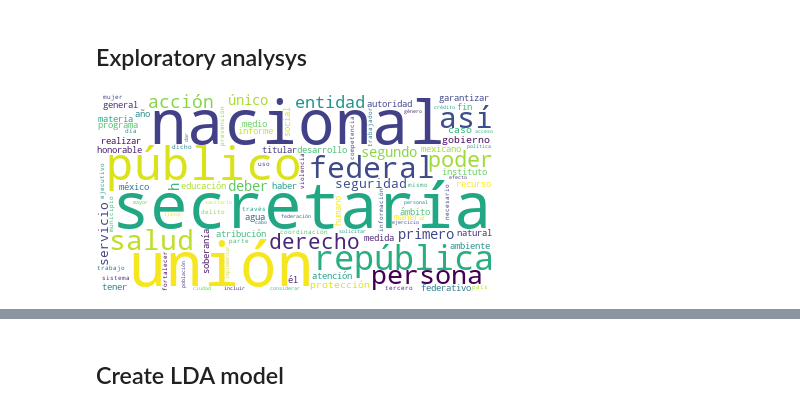
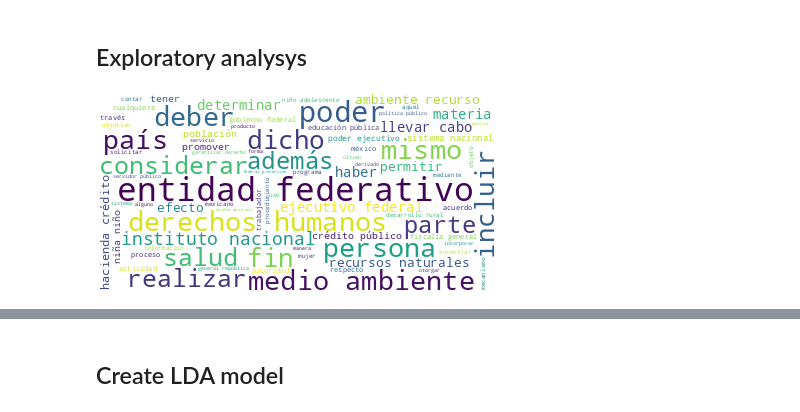
Before and after one commit to andreamarin/senate-publications-analysis, a Jupyter notebook: nlp_classification/senate_publications_nlp_analysis.ipynb, the cells around one changed output, grey strips where cells are left out. Cells and saved outputs as stored; diff of their text form; code cells hidden in the pictures.

```diff
--- a/nlp_classification/senate_publications_nlp_analysis.ipynb
+++ b/nlp_classification/senate_publications_nlp_analysis.ipynb
@@ -16,2 +93,2 @@ importlib.reload(db)
 # %%
-conn = db.connect_mongo_db("senate-publication")
+conn = db.connect_mongo_db("senate-publication", from_colab=True)
@@ -18,5 +99,7 @@ conn = db.connect_mongo_db("senate-publication")
 # %%
-publications_cursor = conn.publication.find(projection=["summary", "full_text","type", "normalized_summary"])
-publications_df = pd.DataFrame(publications_cursor)
-publications_df.head()
+publications_cursor = conn.unique_publications.find(
+    projection=["clean_summary", "clean_state_summary", "type", "processed_text"]
+  )
+raw_publications_df = pd.DataFrame(publications_cursor)
+raw_publications_df.head()
 # %% [output]
@@ -28,0 +112,7 @@ publications_df.head()
+# %%
+publications_df = raw_publications_df.join(
+    pd.json_normalize(raw_publications_df.processed_text)
+).drop(
+    columns="processed_text"
+)
+publications_df.head()
@@ -37,8 +134,8 @@ wordcloud = WordCloud(
     collocations=True
 )
 # %%
-long_string = " ".join(list(publications_df.normalized_summary_v2))
+long_string = " ".join(list(publications_df.normalized))
 wordcloud.generate(long_string)
 wordcloud.to_image()
 # %% [output]
-[figure, old version]
+[figure, new version]
```
Also changed, not shown: parts of 55 cells of this notebook.
